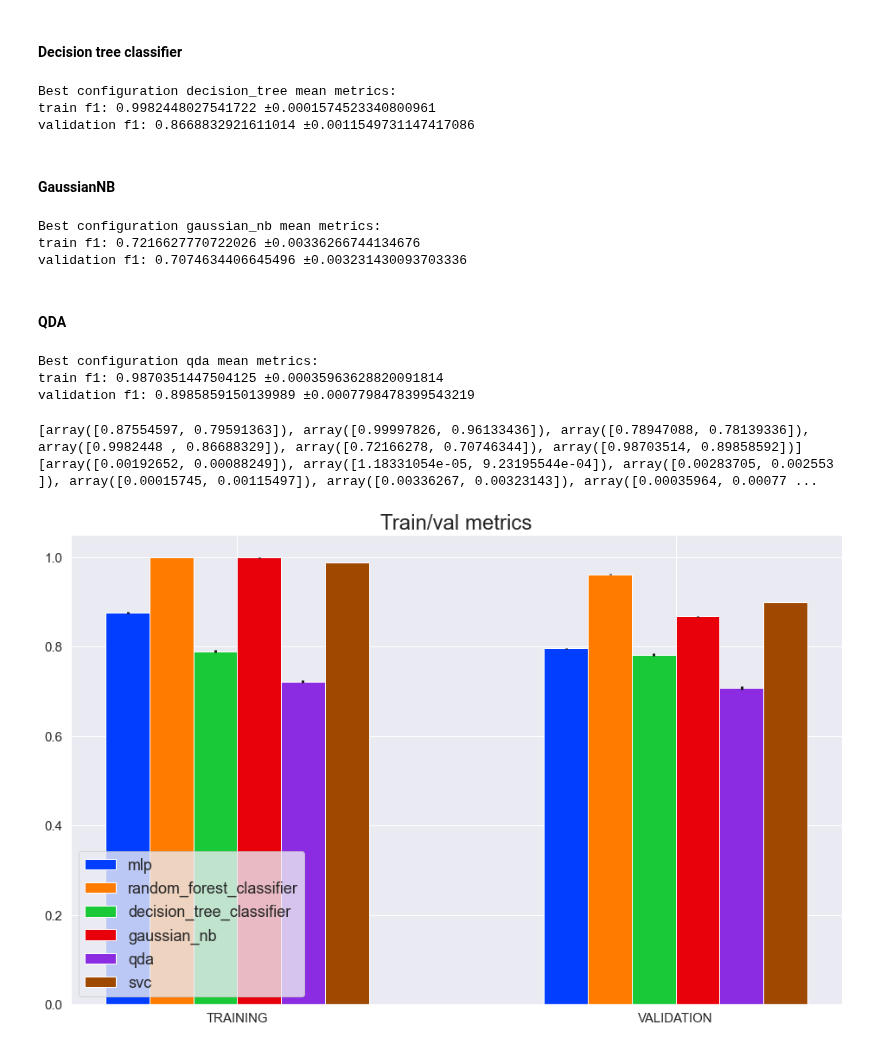
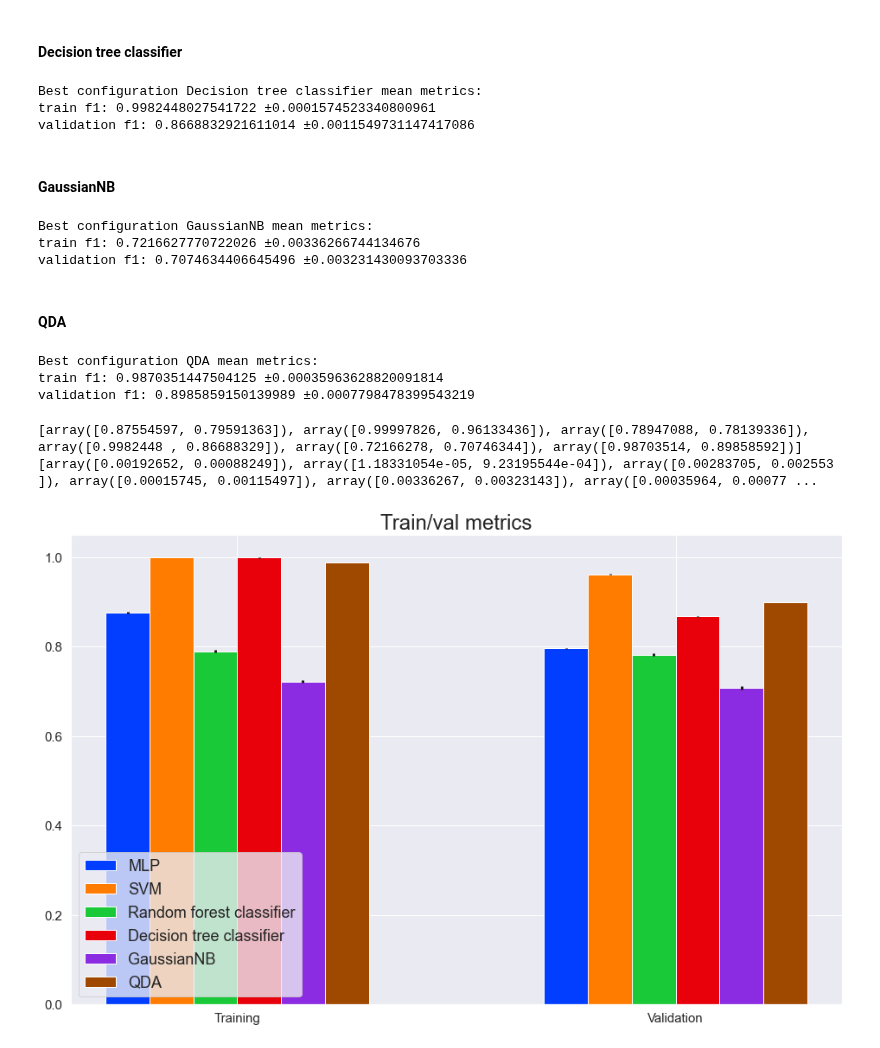
Before and after one commit to prushh/movie-lens-mlp, a Jupyter notebook: notebooks/3.0-performance-analysis.ipynb, the cells around one changed output. Cells and saved outputs as stored; diff of their text form; code cells hidden in the pictures.

Commit message:
update plots style and finished notebook except batch

```diff
--- a/notebooks/3.0-performance-analysis.ipynb
+++ b/notebooks/3.0-performance-analysis.ipynb
@@ -447,27 +430,27 @@ validation f1: 0.7813933618457191 ±0.0025529991410781342
 #### Decision tree classifier
 # %%
 res_decision_tree_train = calculate_statistics_sklearn_train(tree_val,first=False)
-df_test_metric_train = summary_statistics_model(df_test_metric_train, res_decision_tree_train, 'decision_tree',train=True)
+df_train_metric = summary_statistics_model(df_train_metric, res_decision_tree_train, 'Decision tree classifier', train=True)
 # %% [output]
-Best configuration decision_tree mean metrics:
+Best configuration Decision tree classifier mean metrics:
 train f1: 0.9982448027541722 ±0.0001574523340800961
 validation f1: 0.8668832921611014 ±0.0011549731147417086
 # %% [markdown]
 #### GaussianNB
 # %%
 res_gaussian_nb_train = calculate_statistics_sklearn_train(naive_val)
-df_test_metric_train = summary_statistics_model(df_test_metric_train, res_gaussian_nb_train, 'gaussian_nb',train=True)
+df_train_metric = summary_statistics_model(df_train_metric, res_gaussian_nb_train, 'GaussianNB', train=True)
 # %% [output]
-Best configuration gaussian_nb mean metrics:
+Best configuration GaussianNB mean metrics:
 train f1: 0.7216627770722026 ±0.00336266744134676
 validation f1: 0.7074634406645496 ±0.003231430093703336
 # %% [markdown]
 #### QDA
 # %%
 res_qda_train = calculate_statistics_sklearn_train(naive_val,first=False)
-df_test_metric_train = summary_statistics_model(df_test_metric_train, res_qda_train, 'qda',train=True)
+df_train_metric = summary_statistics_model(df_train_metric, res_qda_train, 'QDA', train=True)
 # %% [output]
-Best configuration qda mean metrics:
+Best configuration QDA mean metrics:
 train f1: 0.9870351447504125 ±0.00035963628820091814
 validation f1: 0.8985859150139989 ±0.0007798478399543219
 # %%
@@ -483,18 +466,19 @@ def add_value_array_train(old_list: List, df_test: pd.DataFrame, col_name: str)
 
 
 metrics = []
-add_value_array_train(metrics, df_test_metric_train, 'metrics')
+add_value_array_train(metrics, df_train_metric, 'metrics')
 print(metrics)
 
 y_errs = []
-add_value_array_train(y_errs, df_test_metric_train, 'interval')
+add_value_array_train(y_errs, df_train_metric, 'interval')
 print(y_errs)
 # %% [output]
 [array([0.87554597, 0.79591363]), array([0.99997826, 0.96133436]), array([0.78947088, 0.78139336]), array([0.9982448 , 0.86688329]), array([0.72166278, 0.70746344]), array([0.98703514, 0.89858592])]
 [array([0.00192652, 0.00088249]), array([1.18331054e-05, 9.23195544e-04]), array([0.00283705, 0.002553  ]), array([0.00015745, 0.00115497]), array([0.00336267, 0.00323143]), array([0.00035964, 0.00077 ...
 # %%
-barplot_multiple_columns(groups=['training', 'validation'],
-                         elements_group=df_test_metric['model'].unique(), data=metrics, yerr=y_errs,
-                         title='Train/val metrics')
+barplot_multiple_columns(groups=['Training', 'Validation'],
+                         elements_group=df_train_metric['model'].unique(), data=metrics, yerr=y_errs,
+                         title='Train/val metrics',
+                         upper_title=False)
 # %% [output]
-[figure, old version]
+[figure, new version]
```
Also changed, not shown: parts of 22 cells of this notebook, 1 other file.
